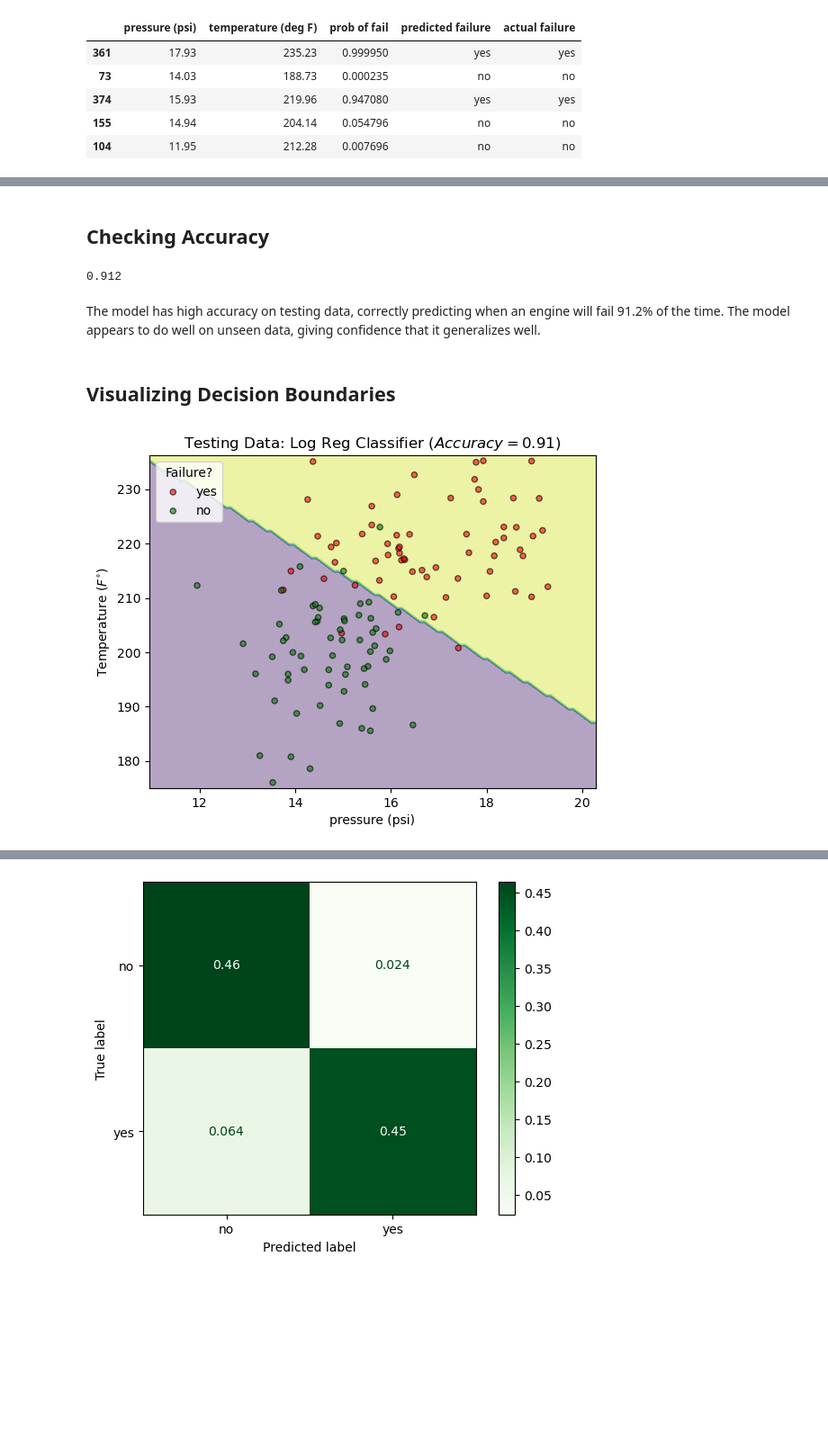
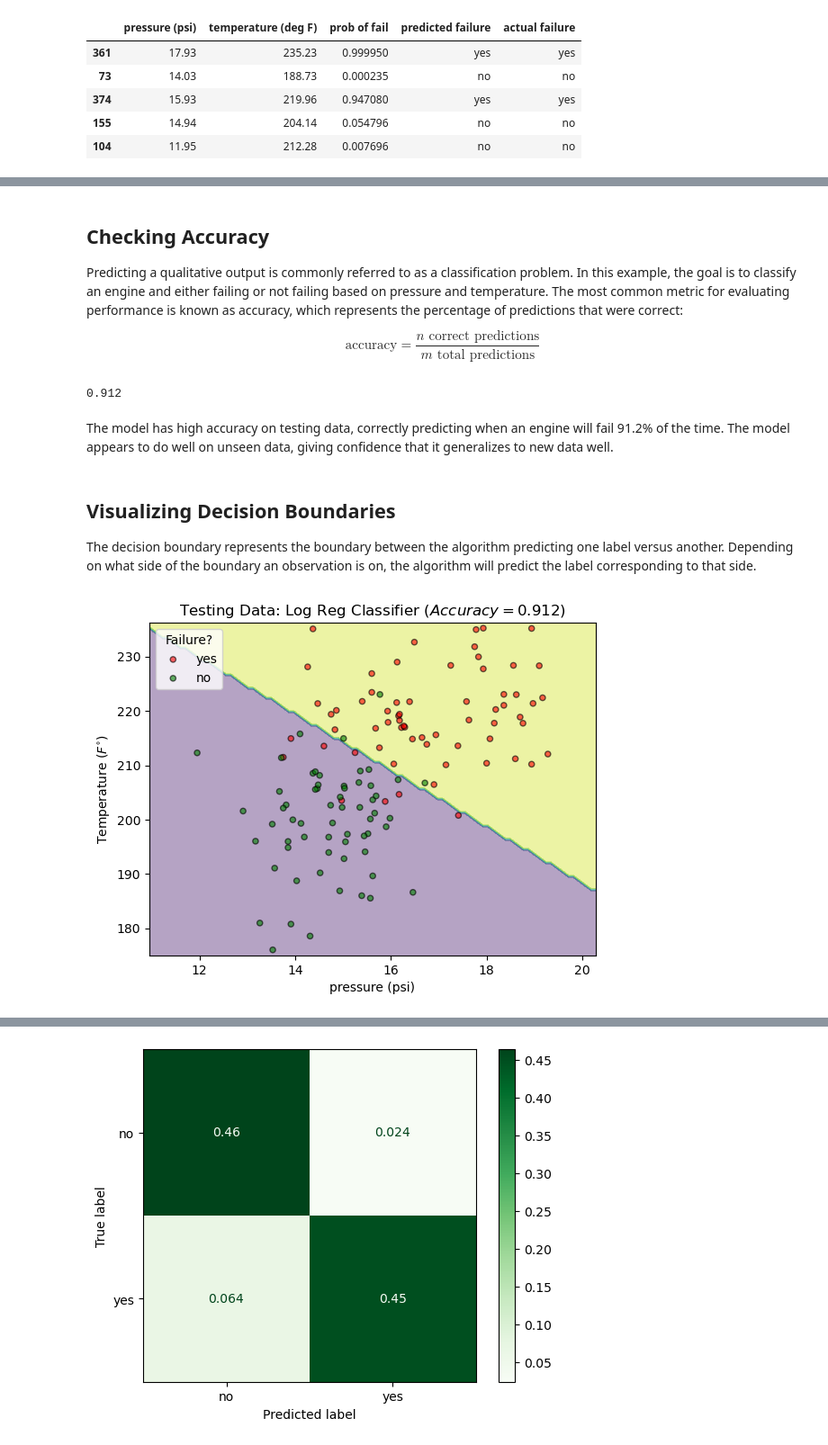
Before and after one commit to papir805/Stanford-ML-Class, a Jupyter notebook: notebooks/logistic_regression.ipynb, the cells around one changed output, grey strips where cells are left out. Shown at 90% size. Saved outputs shown, nothing was run; the diff lists cells and outputs as text; code cells hidden in the pictures; blank space fills up the shorter version.

```diff
--- a/notebooks/logistic_regression.ipynb
+++ b/notebooks/logistic_regression.ipynb
@@ -37,21 +37,25 @@ df.head()
 | 4 | 14.24 | 205.32 | no |
 # %%
 # Store label names for x and y
-x_label = 'pressure (psi)'
-y_label = 'temperature (deg F)'
+x1_label = 'pressure (psi)'
+x2_label = 'temperature (deg F)'
 
 # Store target label name
 target_label = 'failure'
+
+# Extract unique target labels
+label_0 = 'no'
+label_1 = 'yes'
 # %% [markdown]
 ## Visualize The dataset
 # %%
 # Assign colors based on target_label for visualization
-df['color'] = df[target_label].map({'no':'green', 'yes':'red'})
+df['color'] = df[target_label].map({label_0:'green', label_1:'red'})
 
 # Seperate the data on engines that failed
 # from those that didn't
-df_yesses = df[df[target_label]=='yes']
-df_nos = df[df[target_label]=='no']
+df_yesses = df[df[target_label]==label_1]
+df_nos = df[df[target_label]==label_0]
 # %%
 # Create figure and axis for graphing
 fig, ax = plt.subplots(1,1)
@@ -95,6 +105,6 @@ Some may be concerned that by partioning your dataset and then only using part o
 # %%
 # Separate feature names
-feat_names = [x_label, y_label]
+feat_names = [x1_label, x2_label]
 
 # Extract unique class labels
 unique_labels = df[target_label].unique()
@@ -143,15 +191,21 @@ The results_df shows the logistic regression model's probablility of failure bas
 All 5 entries in the results_df have the predicted failure value match the actual failure value, meaning all 5 predictions on these observations were correct, but how's the accuracy for the rest of the dataset?
 # %% [markdown]
 ## Checking Accuracy
+
+Predicting a qualitative output is commonly referred to as a classification problem.  In this example, the goal is to classify an engine and either failing or not failing based on pressure and temperature.  The most common metric for evaluating performance is known as accuracy, which represents the percentage of predictions that were correct:
+
+$$\text{accuracy}=\frac{n \text{ correct predictions}}{m \text{ total predictions}}$$
 # %%
 accuracy = log_reg_classifier.score(X_test, y_test)
 accuracy
 # %% [output]
 0.912
 # %% [markdown]
-The model has high accuracy on testing data, correctly predicting when an engine will fail 91.2% of the time.  The model appears to do well on unseen data, giving confidence that it generalizes well.
+The model has high accuracy on testing data, correctly predicting when an engine will fail 91.2% of the time.  The model appears to do well on unseen data, giving confidence that it generalizes to new data well.
 # %% [markdown]
 ## Visualizing Decision Boundaries
+
+The decision boundary represents the boundary between the algorithm predicting one label versus another.  Depending on what side of the boundary an observation is on, the algorithm will predict the label corresponding to that side.
 # %%
 # Create copy of X_test data
 X_test_copy = X_test.copy(deep=True)
@@ -174,35 +228,35 @@ test_nos = X_test_copy[X_test_copy[target_label]=='no']
 # %%
 # Create figure and axis for graphing
 fig, ax = plt.subplots(1,1)
 
 # Draw the model's decision boundary, a boundary separating
 # where it predicts a failure from a non-failure
 DecisionBoundaryDisplay.from_estimator(estimator=log_reg_classifier,
                                        X=X_test,
                                        alpha=0.4,
                                        response_method="predict",
                                        ax=ax)
 
 # Scatter plot of engine data that failed
-ax.scatter(x=test_yesses[x_label],
-           y=test_yesses[y_label],
+ax.scatter(x=test_yesses[x1_label],
+           y=test_yesses[x2_label],
            c=test_yesses['color'],
            s=20, edgecolor="k", label='yes', alpha=0.6)
 
 # Scatter plot of engine data that didn't fail
-ax.scatter(x=test_nos[x_label],
-           y=test_nos[y_label],
+ax.scatter(x=test_nos[x1_label],
+           y=test_nos[x2_label],
            c=test_nos['color'],
            s=20, edgecolor="k", label='no', alpha=0.6)
 
-ax.set_title(f'Testing Data: Log Reg Classifier $(Accuracy = {accuracy:.2f})$')
+ax.set_title(f'Testing Data: Log Reg Classifier $(Accuracy = {accuracy:.3f})$')
 ax.set_ylabel(r'Temperature ($F^{\circ}$)')
 ax.legend(title='Failure?')
 
 #plt.tight_layout()
 plt.show()
 # %% [output]
-[figure, old version]
+[figure, new version]
 # %% [markdown]
 ## Confusion Matrix
 
```
Also changed, not shown: parts of 16 cells of this notebook, 1 other file.
